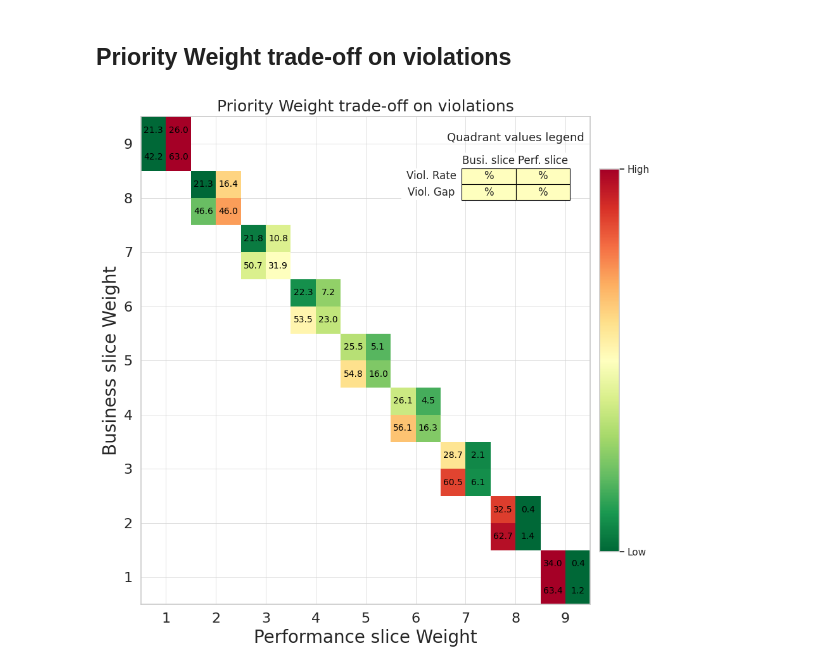
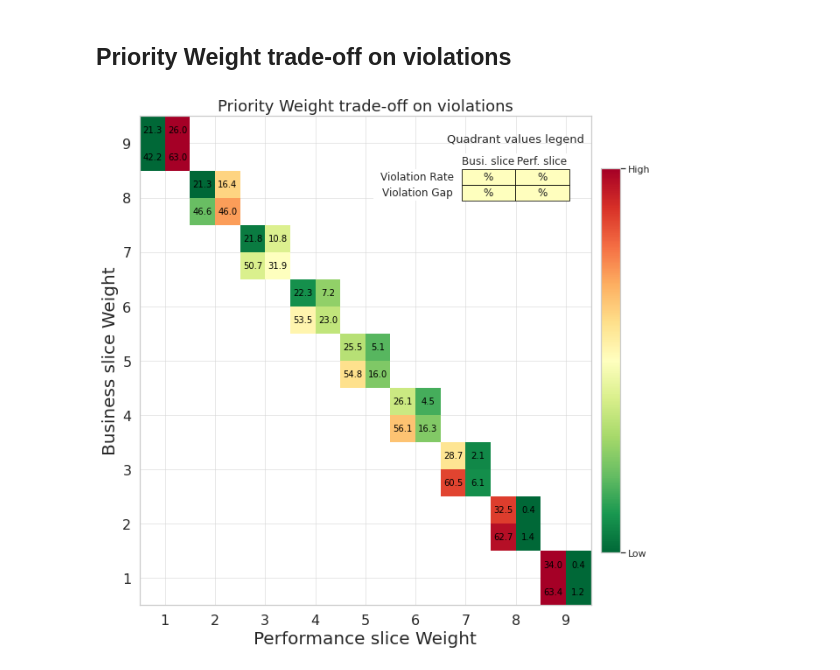
Before and after one commit to kulemandev/HSRS, a Jupyter notebook: HGSR.ipynb, the cells around one changed output. Drawn from its saved outputs; the diff is of its cells as text; code cells hidden in the pictures.

Commit message:
update plots

```diff
--- a/HGSR.ipynb
+++ b/HGSR.ipynb
@@ -1345,7 +1351,7 @@ tbl = legend_ax.table(
               ['%', '%']],
     cellColours=[[c_tl, c_tr],
                  [c_bl, c_br]],
-    rowLabels=['Viol. Rate', 'Viol. Gap'],
+    rowLabels=['Violation Rate', 'Violation Gap'],
     colLabels=['Busi. slice', 'Perf. slice'],
     cellLoc='center',
     rowLoc='center',
@@ -1357,31 +1363,31 @@ tbl.set_fontsize(12)
 tbl.scale(1, 1.5)
 legend_ax.text(0.5, 0.8,
     'Quadrant values legend',
     transform=legend_ax.transAxes, ha='center', va='bottom', fontsize=13)
 
 # draw borders around the four data cells
 for (r, c), cell in tbl.get_celld().items():
     if r > 0 and c >= 0:
         cell.set_edgecolor('black')
         cell.set_linewidth(0.8)
     else:
         cell.set_edgecolor('none')
         cell.set_linewidth(0)
 
 
 # create a color legend for a 0→1 ramp
 sm = ScalarMappable(cmap=cmap, norm=Normalize(vmin=0, vmax=1))
 sm.set_array([])
 
 # add the colorbar to the main axes
 cbar = fig.colorbar(sm, ax=ax, orientation='vertical', fraction=0.04, pad=0.02)
 
 
 cbar.set_ticks([0,1])
 cbar.set_ticklabels(['Low','High'])
 
 
 plt.tight_layout()
 plt.show()
 # %% [output]
-[figure, old version]
+[figure, new version]
```
Also changed, not shown: parts of 2 cells of this notebook, 3 other files.
